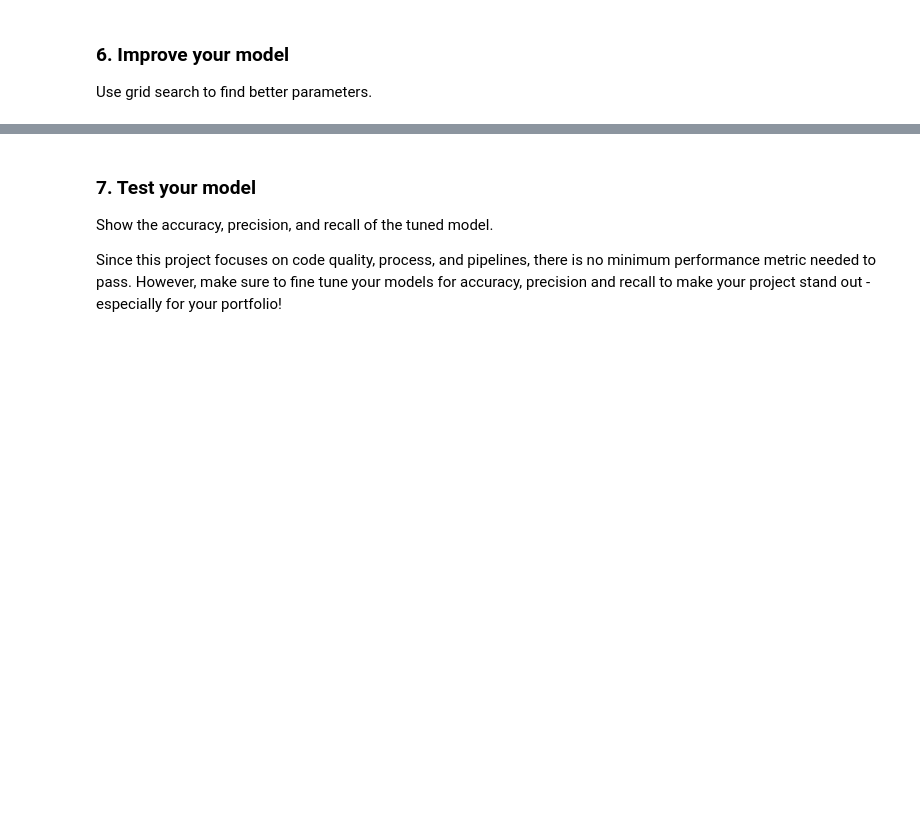
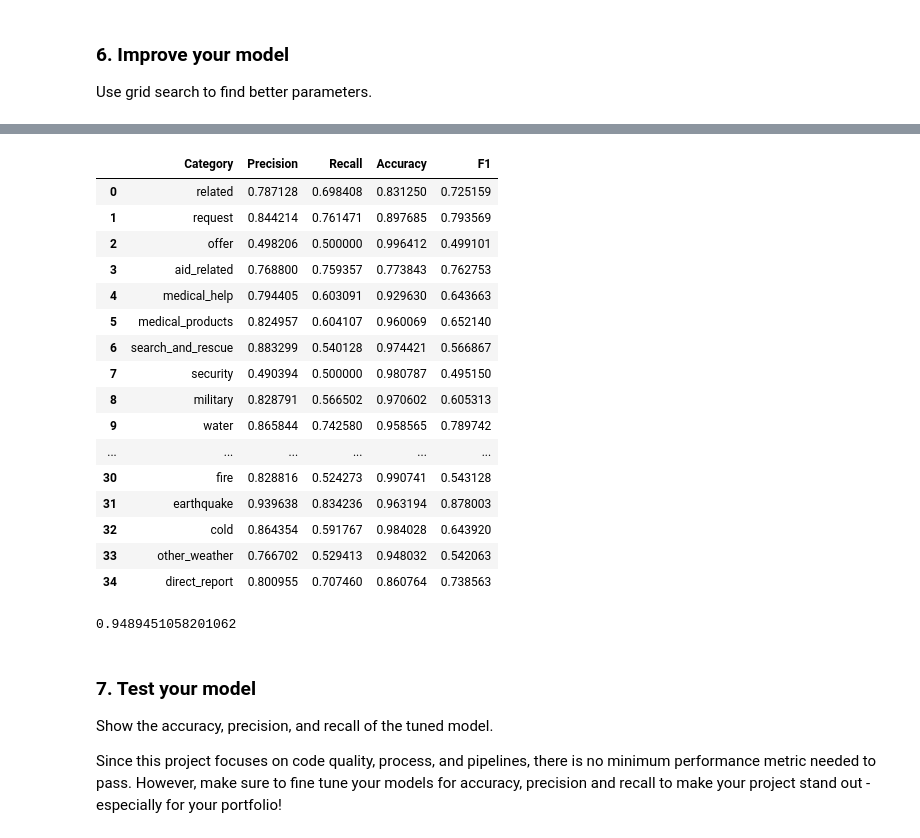
Before and after one commit to ditivaidya/Udacity-Project-II, a Jupyter notebook: ML Pipeline Preparation.ipynb, the cells around one changed output, grey strips where cells are left out. Cells and saved outputs as stored; diff of their text form; code cells hidden in the pictures; blank space fills up the shorter version.

```diff
--- a/ML Pipeline Preparation.ipynb
+++ b/ML Pipeline Preparation.ipynb
@@ -55,0 +65,2 @@ pipeline =
+# %%
+X_train, X_test, y_train, y_test = train_test_split(X, y, test_size=0.33, random_state=43)
@@ -65,0 +196,3 @@ cv =
+# %%
+pipeline.set_params(**best_params)
+pipeline.fit(X_train, y_train)
@@ -66,3 +212,56 @@ cv =
+# %%
+y_pred = pipeline.predict(X_test)
+
+Precision2 = []
+Recall2 = []
+F12 = []
+Acc2 = []
+for i in range(y_test.shape[1]):
+    report = classification_report(y_test[:, i], y_pred[:, i], output_dict=True)
+
+    macro_precision = report['macro avg']['precision']
+    Precision2.append(macro_precision)
+
+    macro_recall = report['macro avg']['recall']
+    Recall2.append(macro_recall)
+
+    macro_f1_score = report['macro avg']['f1-score']
+    F12.append(macro_f1_score)
+
+    accuracy = report['accuracy']
+    Acc2.append(accuracy)
+# %%
+Evaluate_2 = pd.DataFrame(
+    {'Category': cats,
+     'Precision' : Precision2,
+     'Recall' : Recall2,
+     'Accuracy': Acc2,
+     'F1': F12
+    })
+
+Evaluate_2
+# %% [output]
+|  | Category | Precision | Recall | Accuracy | F1 |
+| 0 | related | 0.787128 | 0.698408 | 0.831250 | 0.725159 |
+| 1 | request | 0.844214 | 0.761471 | 0.897685 | 0.793569 |
+| 2 | offer | 0.498206 | 0.500000 | 0.996412 | 0.499101 |
+| 3 | aid_related | 0.768800 | 0.759357 | 0.773843 | 0.762753 |
+| 4 | medical_help | 0.794405 | 0.603091 | 0.929630 | 0.643663 |
+| 5 | medical_products | 0.824957 | 0.604107 | 0.960069 | 0.652140 |
+| 6 | search_and_rescue | 0.883299 | 0.540128 | 0.974421 | 0.566867 |
+| 7 | security | 0.490394 | 0.500000 | 0.980787 | 0.495150 |
+| 8 | military | 0.828791 | 0.566502 | 0.970602 | 0.605313 |
+| 9 | water | 0.865844 | 0.742580 | 0.958565 | 0.789742 |
+| ... | ... | ... | ... | ... | ... |
+| 30 | fire | 0.828816 | 0.524273 | 0.990741 | 0.543128 |
+| 31 | earthquake | 0.939638 | 0.834236 | 0.963194 | 0.878003 |
+| 32 | cold | 0.864354 | 0.591767 | 0.984028 | 0.643920 |
+| 33 | other_weather | 0.766702 | 0.529413 | 0.948032 | 0.542063 |
+| 34 | direct_report | 0.800955 | 0.707460 | 0.860764 | 0.738563 |
+# %%
+Evaluate_2.Accuracy.mean()
+# %% [output]
+0.9489451058201062
 # %% [markdown]
 ### 7. Test your model
 Show the accuracy, precision, and recall of the tuned model.
```
Also changed, not shown: parts of 22 cells of this notebook, 5 other files.
